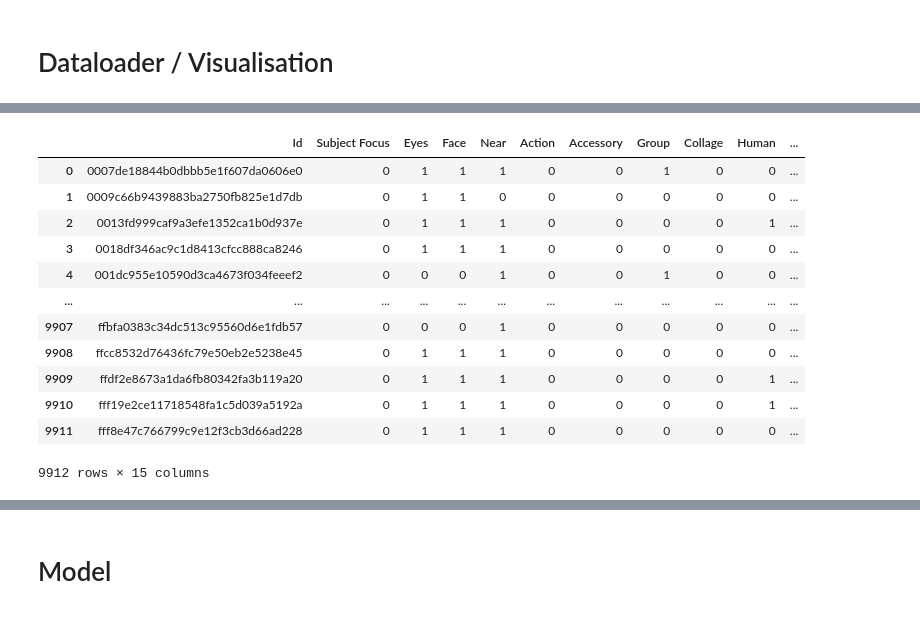
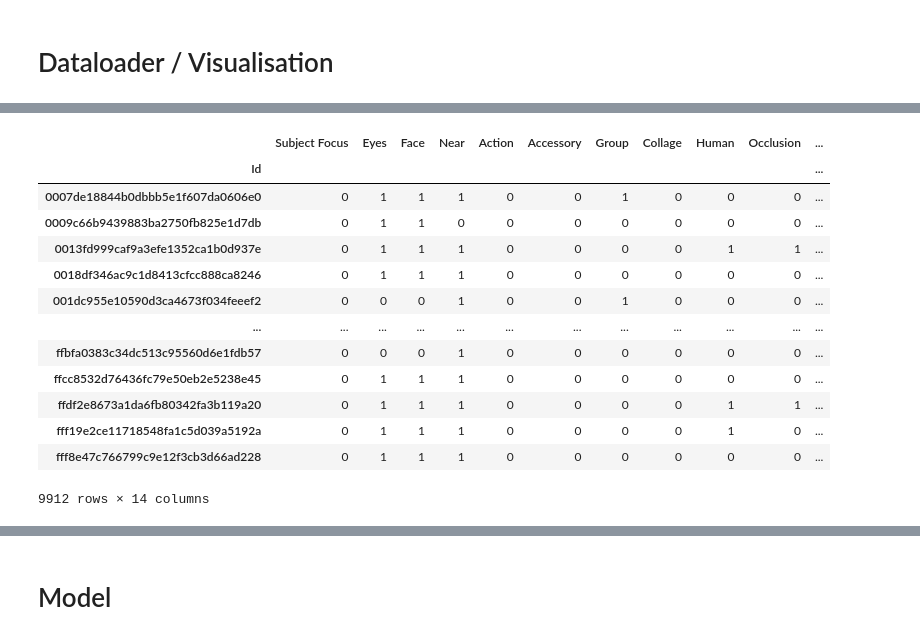
Before and after one commit to alxgrin/kaggle, a Jupyter notebook: notebooks/petfinder-pawpularity-score/petfinder-pawpularity-score.ipynb, the cells around one changed output, grey strips where cells are left out. Cells and saved outputs as stored; diff of their text form; code cells hidden in the pictures.

```diff
--- a/notebooks/petfinder-pawpularity-score/petfinder-pawpularity-score.ipynb
+++ b/notebooks/petfinder-pawpularity-score/petfinder-pawpularity-score.ipynb
@@ -88,6 +92,8 @@ from sklearn.model_selection import train_test_split
 # %% [output]
 [interactive output not drawn]
 # %%
-train_df = pd.read_csv("../../data/petfinder-pawpularity-score/train.csv")
+train_df = pd.read_csv("../../data/petfinder-pawpularity-score/train.csv").set_index(
+    "Id"
+)
 train_df
 # %% [output]
@@ -141,24 +154,27 @@ sample_submission_df
 # %%
-IMAGE_DIR = "../../data/petfinder-pawpularity-score/train"
+# https://www.kaggle.com/code/tanlikesmath/petfinder-pawpularity-eda-fastai-starter?scriptVersionId=82700370&cellId=18
+train_df["Pawpularity"] = train_df["Pawpularity"] / 100
 
-train_df["Pawpularity"] = train_df["Pawpularity"] / 100
-train_df["ImagePath"] = train_df["Id"].map(
-    lambda image_id: os.path.join(IMAGE_DIR, image_id + ".jpg")
+train_df["ImagePath"] = train_df.index.map(
+    lambda image_id: "../../data/petfinder-pawpularity-score/train/{}.jpg".format(
+        image_id
+    )
 )
 train_df
 # %% [output]
-|  | Id | Subject Focus | Eyes | Face | Near | Action | Accessory | Group | Collage | Human | ... |
-| 0 | 0007de18844b0dbbb5e1f607da0606e0 | 0 | 1 | 1 | 1 | 0 | 0 | 1 | 0 | 0 | ... |
-| 1 | 0009c66b9439883ba2750fb825e1d7db | 0 | 1 | 1 | 0 | 0 | 0 | 0 | 0 | 0 | ... |
-| 2 | 0013fd999caf9a3efe1352ca1b0d937e | 0 | 1 | 1 | 1 | 0 | 0 | 0 | 0 | 1 | ... |
-| 3 | 0018df346ac9c1d8413cfcc888ca8246 | 0 | 1 | 1 | 1 | 0 | 0 | 0 | 0 | 0 | ... |
-| 4 | 001dc955e10590d3ca4673f034feeef2 | 0 | 0 | 0 | 1 | 0 | 0 | 1 | 0 | 0 | ... |
+|  | Subject Focus | Eyes | Face | Near | Action | Accessory | Group | Collage | Human | Occlusion | ... |
+| Id |  |  |  |  |  |  |  |  |  |  | ... |
+| 0007de18844b0dbbb5e1f607da0606e0 | 0 | 1 | 1 | 1 | 0 | 0 | 1 | 0 | 0 | 0 | ... |
+| 0009c66b9439883ba2750fb825e1d7db | 0 | 1 | 1 | 0 | 0 | 0 | 0 | 0 | 0 | 0 | ... |
+| 0013fd999caf9a3efe1352ca1b0d937e | 0 | 1 | 1 | 1 | 0 | 0 | 0 | 0 | 1 | 1 | ... |
+| 0018df346ac9c1d8413cfcc888ca8246 | 0 | 1 | 1 | 1 | 0 | 0 | 0 | 0 | 0 | 0 | ... |
+| 001dc955e10590d3ca4673f034feeef2 | 0 | 0 | 0 | 1 | 0 | 0 | 1 | 0 | 0 | 0 | ... |
 | ... | ... | ... | ... | ... | ... | ... | ... | ... | ... | ... | ... |
-| 9907 | ffbfa0383c34dc513c95560d6e1fdb57 | 0 | 0 | 0 | 1 | 0 | 0 | 0 | 0 | 0 | ... |
-| 9908 | ffcc8532d76436fc79e50eb2e5238e45 | 0 | 1 | 1 | 1 | 0 | 0 | 0 | 0 | 0 | ... |
-| 9909 | ffdf2e8673a1da6fb80342fa3b119a20 | 0 | 1 | 1 | 1 | 0 | 0 | 0 | 0 | 1 | ... |
-| 9910 | fff19e2ce11718548fa1c5d039a5192a | 0 | 1 | 1 | 1 | 0 | 0 | 0 | 0 | 1 | ... |
-| 9911 | fff8e47c766799c9e12f3cb3d66ad228 | 0 | 1 | 1 | 1 | 0 | 0 | 0 | 0 | 0 | ... |
+| ffbfa0383c34dc513c95560d6e1fdb57 | 0 | 0 | 0 | 1 | 0 | 0 | 0 | 0 | 0 | 0 | ... |
+| ffcc8532d76436fc79e50eb2e5238e45 | 0 | 1 | 1 | 1 | 0 | 0 | 0 | 0 | 0 | 0 | ... |
+| ffdf2e8673a1da6fb80342fa3b119a20 | 0 | 1 | 1 | 1 | 0 | 0 | 0 | 0 | 1 | 1 | ... |
+| fff19e2ce11718548fa1c5d039a5192a | 0 | 1 | 1 | 1 | 0 | 0 | 0 | 0 | 1 | 0 | ... |
+| fff8e47c766799c9e12f3cb3d66ad228 | 0 | 1 | 1 | 1 | 0 | 0 | 0 | 0 | 0 | 0 | ... |
-9912 rows × 15 columns
+9912 rows × 14 columns
 [interactive output not drawn]
 # %%
```
Also changed, not shown: parts of 17 cells of this notebook.
